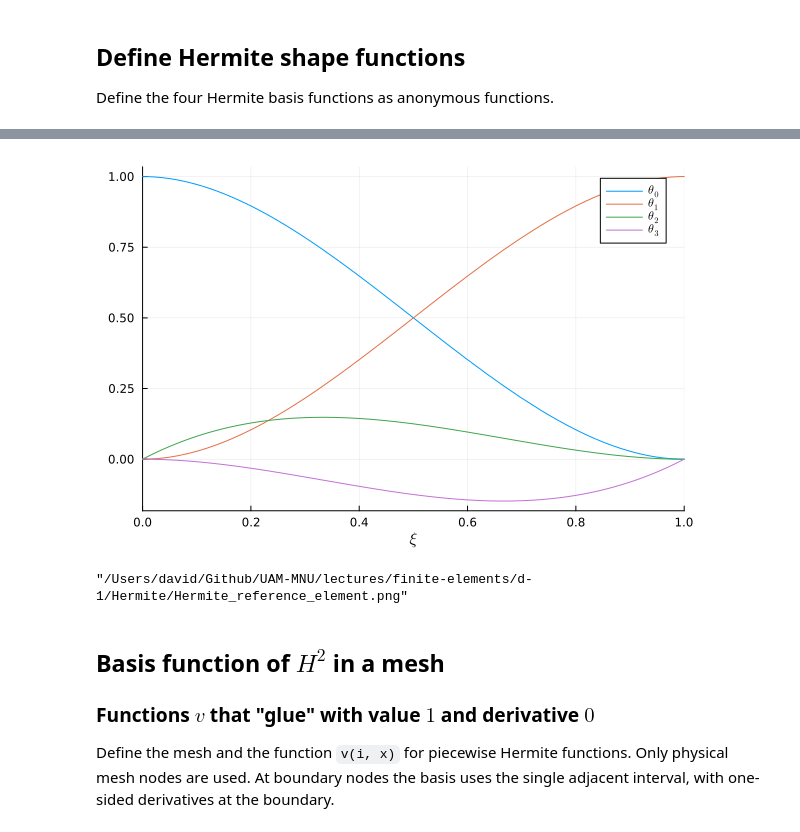
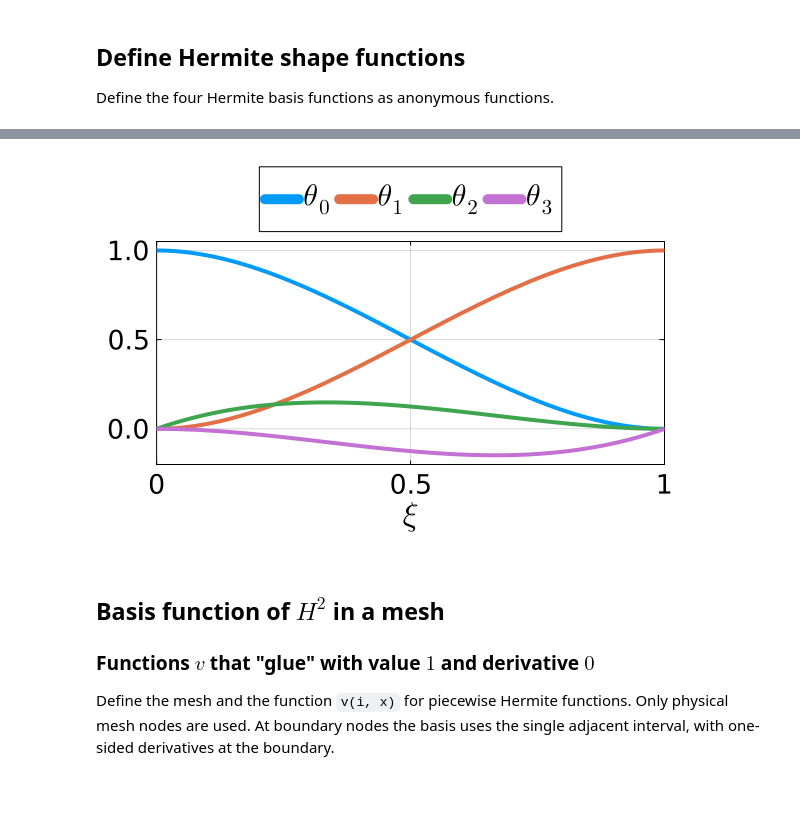
Before and after one commit to dgomezcastro/UAM-MNU, a Jupyter notebook: lectures/finite-elements/d-1/Hermite/Hermite.ipynb, the cells around one changed output, grey strips where cells are left out. Cells and saved outputs as stored; diff of their text form; code cells hidden in the pictures; blank space fills up the shorter version.

Commit message:
Improve Hermite figure readability and save notebook results

```diff
--- a/lectures/finite-elements/d-1/Hermite/Hermite.ipynb
+++ b/lectures/finite-elements/d-1/Hermite/Hermite.ipynb
@@ -22,15 +37,18 @@ Define the four Hermite basis functions as anonymous functions.
 # %%
-plot(xlim=(0, 1), xlabel=L"\xi")
+reference_plot = plot(
+    xlims=(0, 1), ylims=(-0.2, 1.05), xlabel=L"\xi",
+    xticks=([0, 0.5, 1], ["0", "0.5", "1"]), yticks=[0, 0.5, 1],
+    legend=:outertop, legend_columns=4, right_margin=6Plots.mm,
+)
 for i = 1:4
-    plot!(ξ -> θHermite[i](ξ), label=latexstring("\\theta_{$(i-1)}"))
+    plot!(reference_plot, θHermite[i], 0, 1, label=latexstring("\\theta_{$(i-1)}"))
 end
-plot!()
+reference_plot
 # %% [output]
-[figure, old version]
+[figure, new version]
 # %%
-savefig("Hermite_reference_element.png")
+savefig(reference_plot, "Hermite_reference_element.pdf")
+savefig(reference_plot, "Hermite_reference_element.png");
-# %% [output]
-"/Users/david/Github/UAM-MNU/lectures/finite-elements/d-1/Hermite/Hermite_reference_element.png"
 # %% [markdown]
 ## Basis function of $H^2$ in a mesh
 
```
Also changed, not shown: parts of 10 cells of this notebook, 8 other files.
